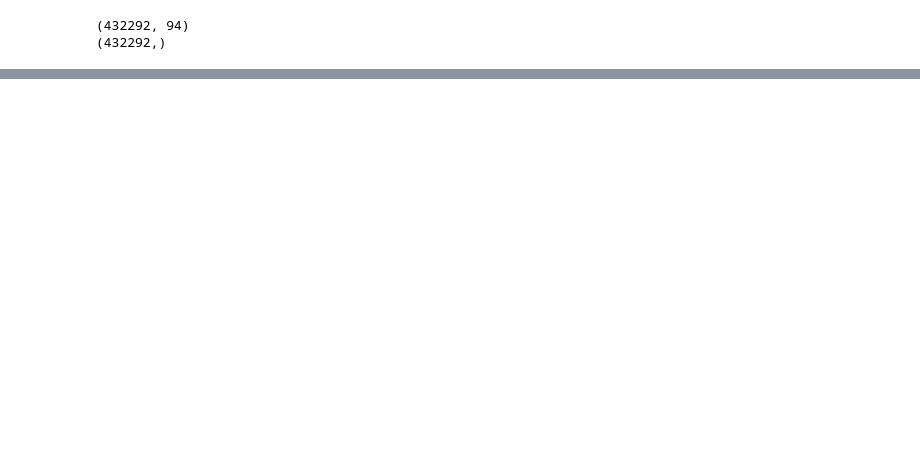
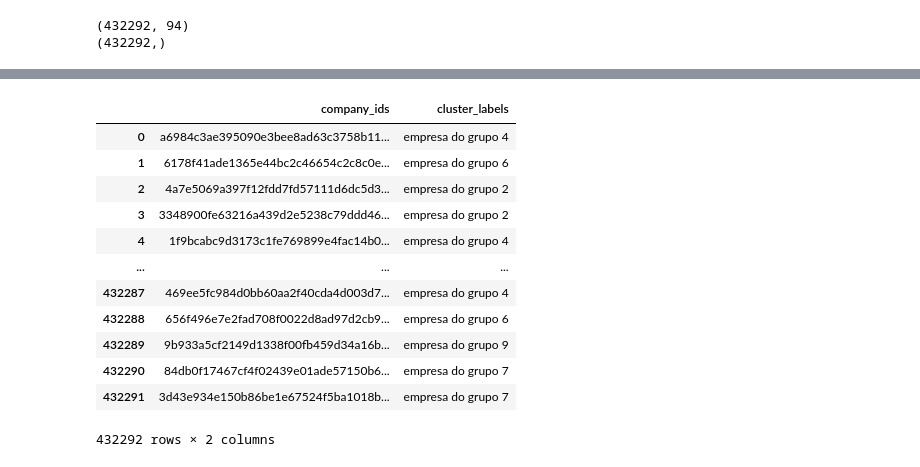
Before and after one commit to igmriegel/group-project-codenation, a Jupyter notebook: Clusterização_dos_dados.ipynb, the cells around one changed output, grey strips where cells are left out. Drawn from its saved outputs; the diff is of its cells as text; code cells hidden in the pictures; blank space fills up the shorter version.

```diff
--- a/Clusterização_dos_dados.ipynb
+++ b/Clusterização_dos_dados.ipynb
@@ -145,2 +135,4 @@ df_without_id['cluster_labels'] = market_cluster_labels
+# %%
+companies_and_clusters = pd.DataFrame({ 'company_ids': keep_ids_slice, 'cluster_labels': market_cluster_labels })
 # %%
-df_without_id['cluster_labels'] = df_without_id['cluster_labels'].map(lambda cluster: f"empresa do grupo {int(cluster) + 1}")
+companies_and_clusters['cluster_labels'] = companies_and_clusters['cluster_labels'].map(lambda cluster: f"empresa do grupo {int(cluster) + 1}")
@@ -163,0 +139,16 @@ df_without_id
+# %%
+companies_and_clusters
+# %% [output]
+|  | company_ids | cluster_labels |
+| 0 | a6984c3ae395090e3bee8ad63c3758b11... | empresa do grupo 4 |
+| 1 | 6178f41ade1365e44bc2c46654c2c8c0e... | empresa do grupo 6 |
+| 2 | 4a7e5069a397f12fdd7fd57111d6dc5d3... | empresa do grupo 2 |
+| 3 | 3348900fe63216a439d2e5238c79ddd46... | empresa do grupo 2 |
+| 4 | 1f9bcabc9d3173c1fe769899e4fac14b0... | empresa do grupo 4 |
+| ... | ... | ... |
+| 432287 | 469ee5fc984d0bb60aa2f40cda4d003d7... | empresa do grupo 4 |
+| 432288 | 656f496e7e2fad708f0022d8ad97d2cb9... | empresa do grupo 6 |
+| 432289 | 9b933a5cf2149d1338f00fb459d34a16b... | empresa do grupo 9 |
+| 432290 | 84db0f17467cf4f02439e01ade57150b6... | empresa do grupo 7 |
+| 432291 | 3d43e934e150b86be1e67524f5ba1018b... | empresa do grupo 7 |
+432292 rows × 2 columns
```
Also changed, not shown: parts of 20 cells of this notebook.
